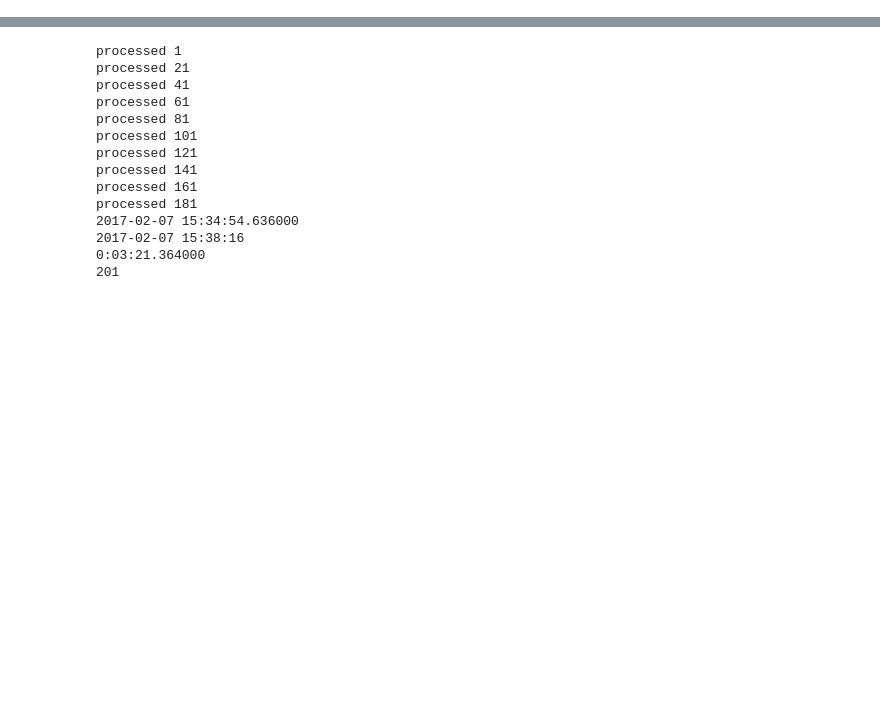
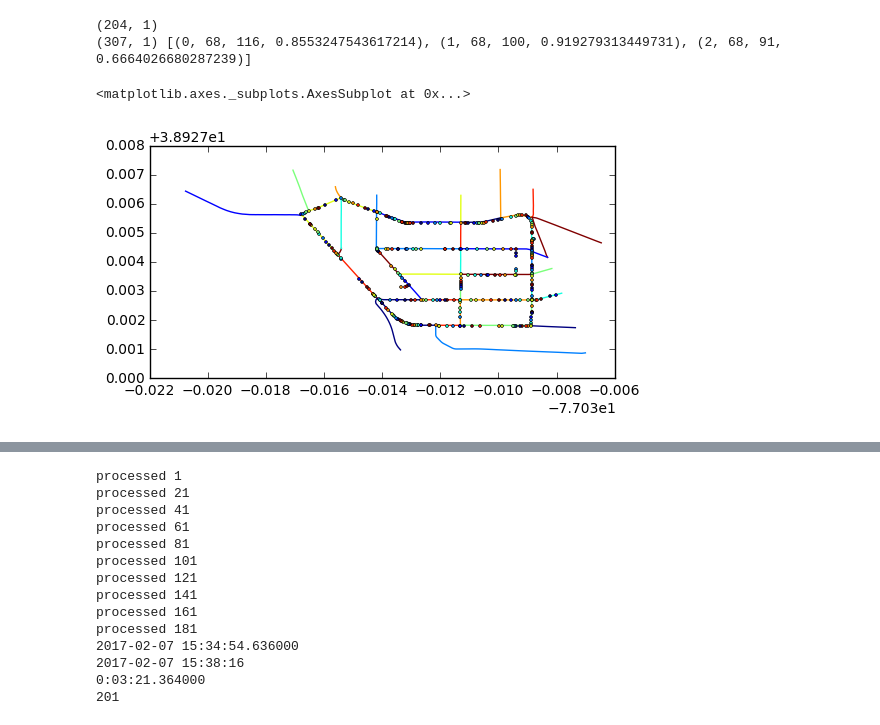
Before and after one commit to JHWu92/Cycling_safety, a Jupyter notebook: video_gpx/DEVELOPING pts2segs.ipynb, the cells around one changed output, grey strips where cells are left out. Drawn from its saved outputs; the diff is of its cells as text; code cells hidden in the pictures; blank space fills up the shorter version.

```diff
--- a/video_gpx/DEVELOPING pts2segs.ipynb
+++ b/video_gpx/DEVELOPING pts2segs.ipynb
@@ -8,6 +38,16 @@ from shapely.geometry import Point
 # %%
-def chunks(array, chunk_size):
+def even_chunks(array, max_chunk_size, indices=False):
+    import math
+    size = len(array)
+    num_chunks = math.ceil(size*1.0/max_chunk_size)
+    new_chunk_size = int(math.ceil(size*1.0 / num_chunks))
+    return chunks(array, new_chunk_size,indices)
+
+def chunks(array, chunk_size, indices=False):
     """Yield successive n-sized chunks from l."""
     for i in range(0, len(array), chunk_size):
-        yield array[i:i + chunk_size]
+        if indices:
+            yield (i, i + chunk_size)
+        else:
+            yield array[i:i + chunk_size]
 # %%
@@ -43,0 +91,2 @@ def snap2road(pts_lon_lat):
+# %%
+segs_dc = gp.read_file(u'd:\\★★学习工作\\Life in Maryland\\Research Project：CyclingSafe\\Cycling_safety\\open_data_analysis\\data\\segments_dc.geojson')
@@ -43,0 +170,28 @@ def snap2road(pts_lon_lat):
+# %%
+orgn_pts = gp.read_file('test_pts2segs5.geojson')
+tss = [time.strftime('%Y-%m-%dT%H:%M:%SZ',time.gmtime(t+i*5)) for i in range(orgn_pts.shape[0])]
+print orgn_pts.shape
+
+return_confidence=True
+pts_lon_lat = list(orgn_pts.geometry.apply(lambda x: x.coords[0]).values)
+
+snap_pts = snap2road(pts_lon_lat,tss, return_confidence=return_confidence)
+
+if return_confidence:  # if return_confidence
+    snap_pts, confs = snap_pts
+
+snap_pts_gpdf = gp.GeoDataFrame([Point(x) for x in snap_pts],columns=['geometry'])
+print snap_pts_gpdf.shape, confs
+
+pts_segs, _ = pts2segs(snap_pts_gpdf, segs_dc, bfr_crs=3559, close_jn_dist=10, far_jn_dist=30)
+
+snap_pts_gpdf = snap_pts_gpdf.merge(
+    snap_pts_gpdf.merge(pts_segs, left_index=True, right_on='index_pt').groupby('index_pt')['index_ln'].apply(list).to_frame(),
+    left_index=True, right_index=True)
+
+segs_dc.loc[pts_segs.index_ln.value_counts().index.tolist()][['geometry']].append(snap_pts_gpdf).plot()
+# %% [output]
+(204, 1)
+(307, 1) [(0, 68, 116, 0.8553247543617214), (1, 68, 100, 0.919279313449731), (2, 68, 91, 0.6664026680287239)]
+<matplotlib.axes._subplots.AxesSubplot at 0x...>
+[figure, added]
```
Also changed, not shown: parts of 13 cells of this notebook, 18 other files.
